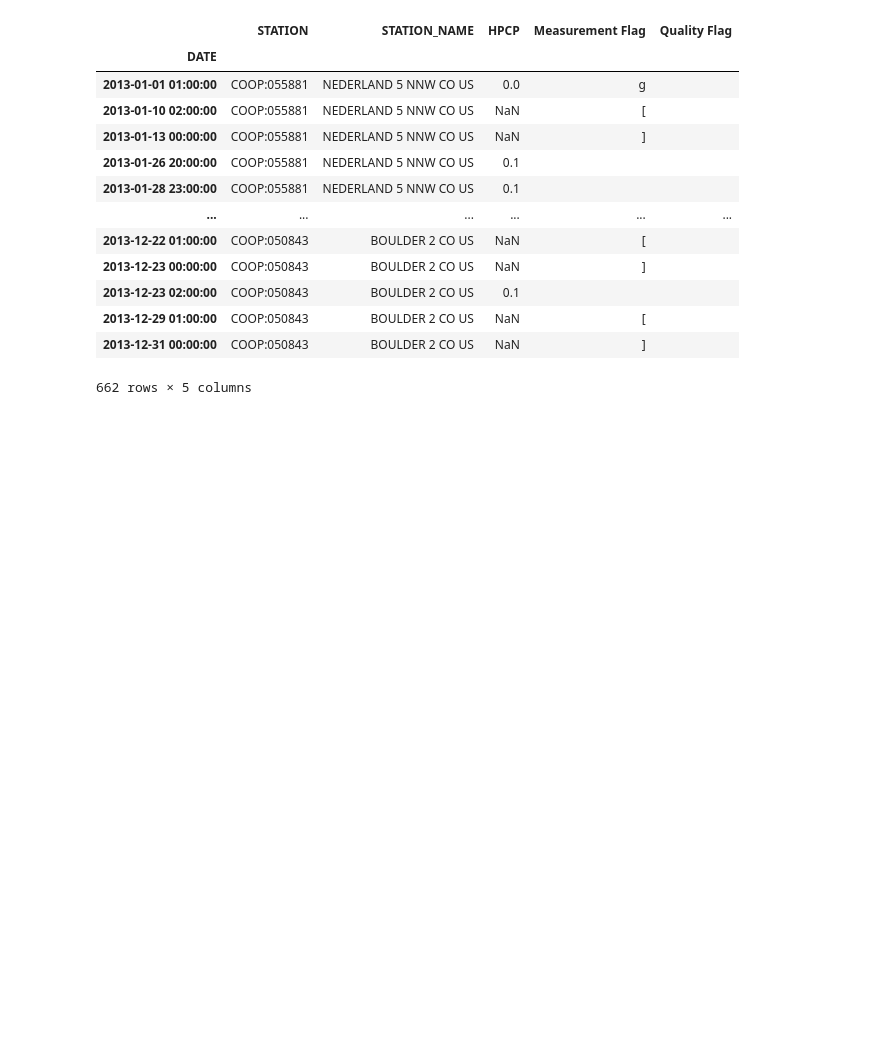
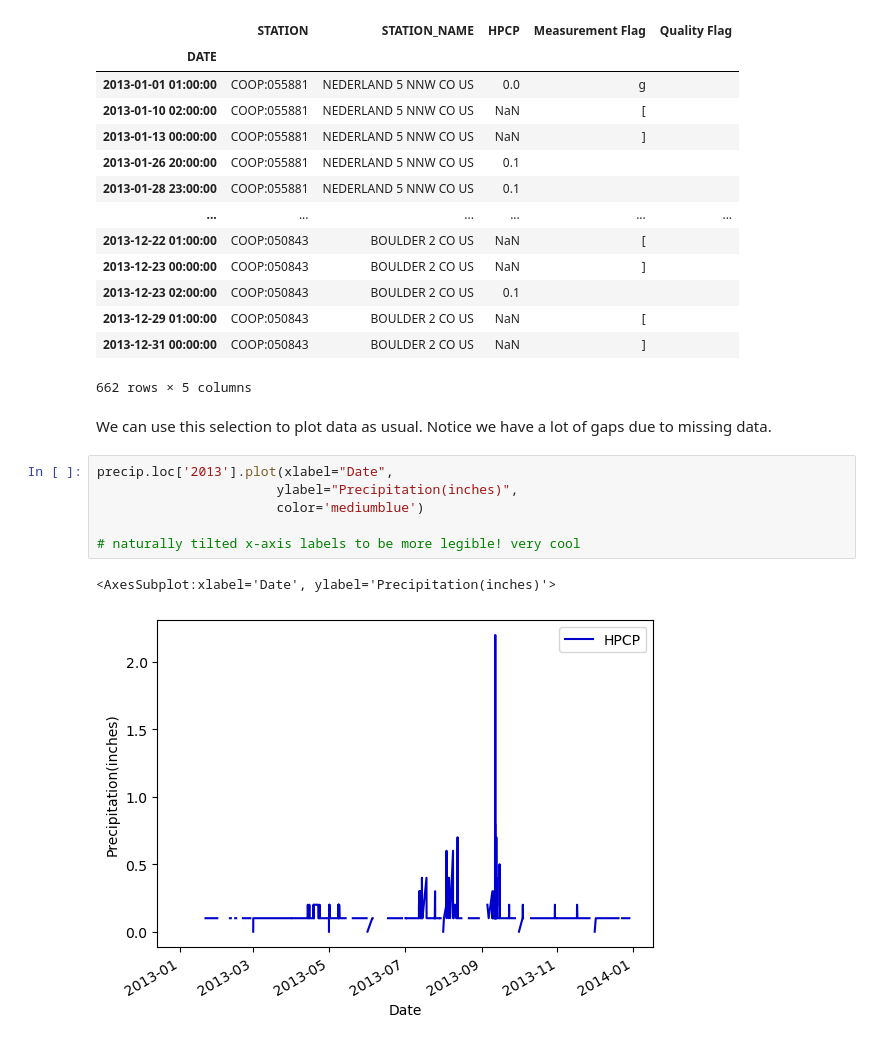
Before and after one commit to a-ramji/eds220-week2, a Jupyter notebook: lesson-7.ipynb, the cells around one changed output. Saved outputs shown, nothing was run; the diff lists cells and outputs as text; blank space fills up the shorter version.

```diff
--- a/lesson-7.ipynb
+++ b/lesson-7.ipynb
@@ -269,3 +269,14 @@ precip.loc['2013']
 | 2013-12-29 01:00:00 | COOP:050843 | BOULDER 2 CO US | NaN | [ |  |
 | 2013-12-31 00:00:00 | COOP:050843 | BOULDER 2 CO US | NaN | ] |  |
 662 rows × 5 columns
+# %% [markdown]
+We can use this selection to plot data as usual. Notice we have a lot of gaps due to missing data.
+# %%
+precip.loc['2013'].plot(xlabel="Date",
+                       ylabel="Precipitation(inches)",
+                       color='mediumblue')
+
+# naturally tilted x-axis labels to be more legible! very cool
+# %% [output]
+<AxesSubplot:xlabel='Date', ylabel='Precipitation(inches)'>
+[figure, added]
```
Also changed, not shown: parts of 12 cells of this notebook.
